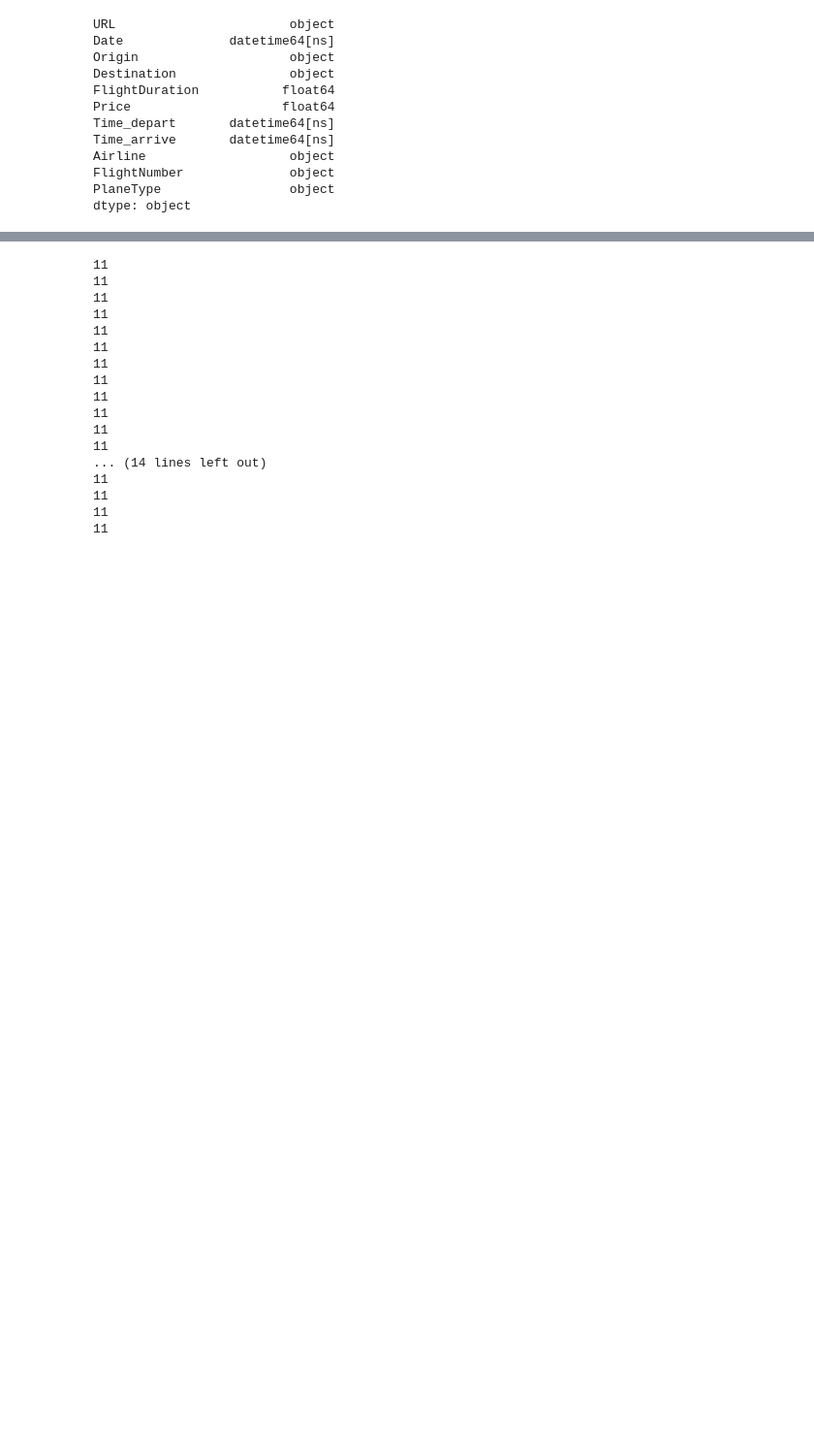
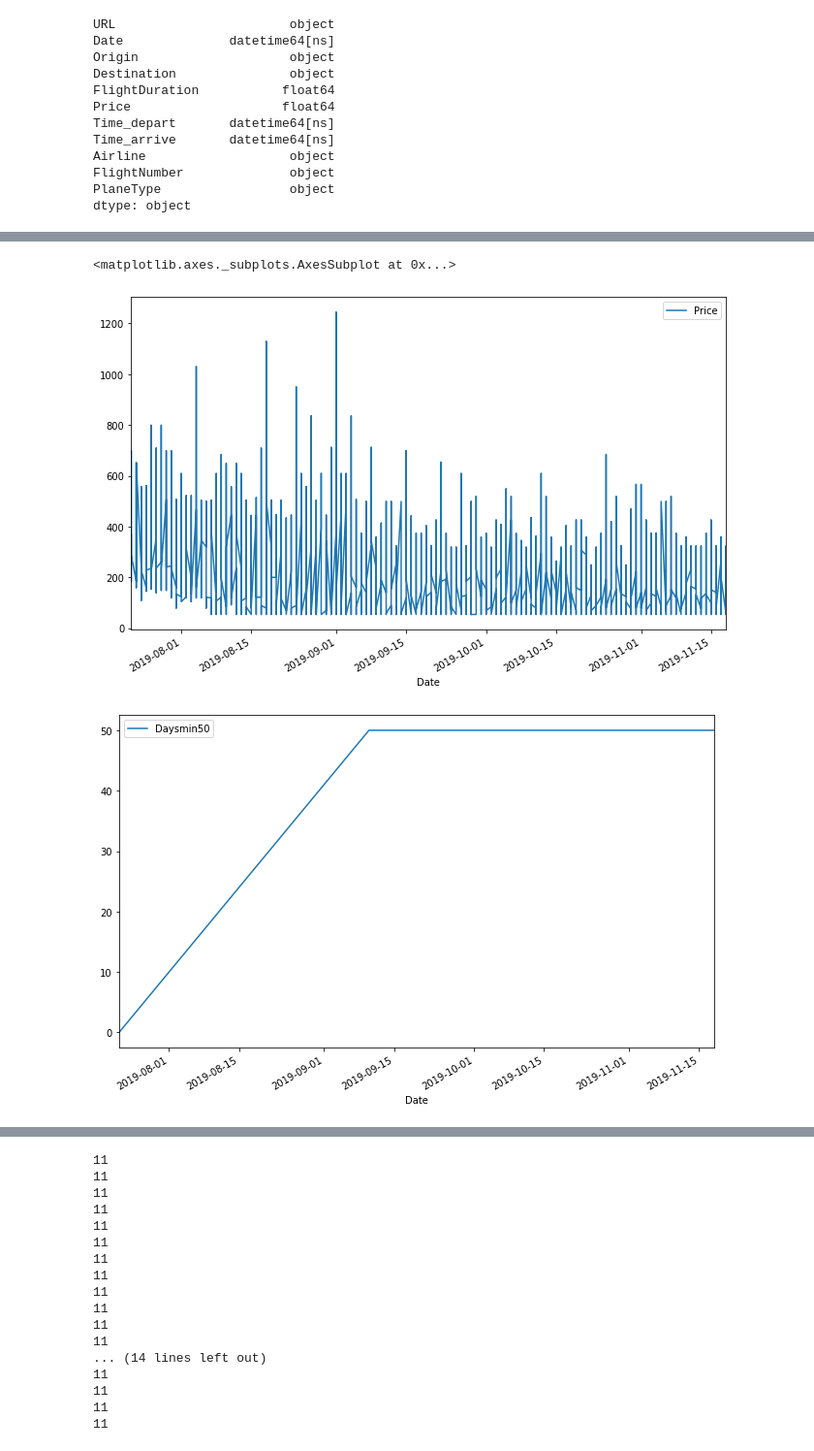
Before and after one commit to RWJohns/MetisProject2, a Jupyter notebook: ProjectCode.ipynb, the cells around one changed output, grey strips where cells are left out. Shown at 97% size. Saved outputs shown, nothing was run; the diff lists cells and outputs as text; code cells hidden in the pictures; blank space fills up the shorter version.

```diff
--- a/ProjectCode.ipynb
+++ b/ProjectCode.ipynb
@@ -204,0 +286,27 @@ memory usage: 180.0+ KB
+# %%
+##lets add some features for our model now##
+
+
+##Destination dummies!!!!
+
+df_min_dum = pd.concat([df_min, pd.get_dummies(df_min['Destination'])], axis=1)
+df_avg_dum = pd.concat([df_avg, pd.get_dummies(df_avg['Destination'])], axis=1)
+df_all_dum = pd.concat([df_all, pd.get_dummies(df_all['Destination'])], axis=1)
+
+#Weekday dummies!!!!
+
+
+
+
+
+###price min reached dates!!!
+np.minimum(df4.Days,30)
+df4['Daysmin30']=np.minimum(df4.Days,30)
+df4['Daysmin50']=np.minimum(df4.Days,50)
+# %%
+df4.plot(x ='Date', y='Price',figsize=(11,7))
+df4.plot(x ='Date', y='Daysmin50',figsize=(11,7))
+# %% [output]
+<matplotlib.axes._subplots.AxesSubplot at 0x...>
+[figure, added]
+[figure, added]
```
Also changed, not shown: parts of 13 cells of this notebook.
